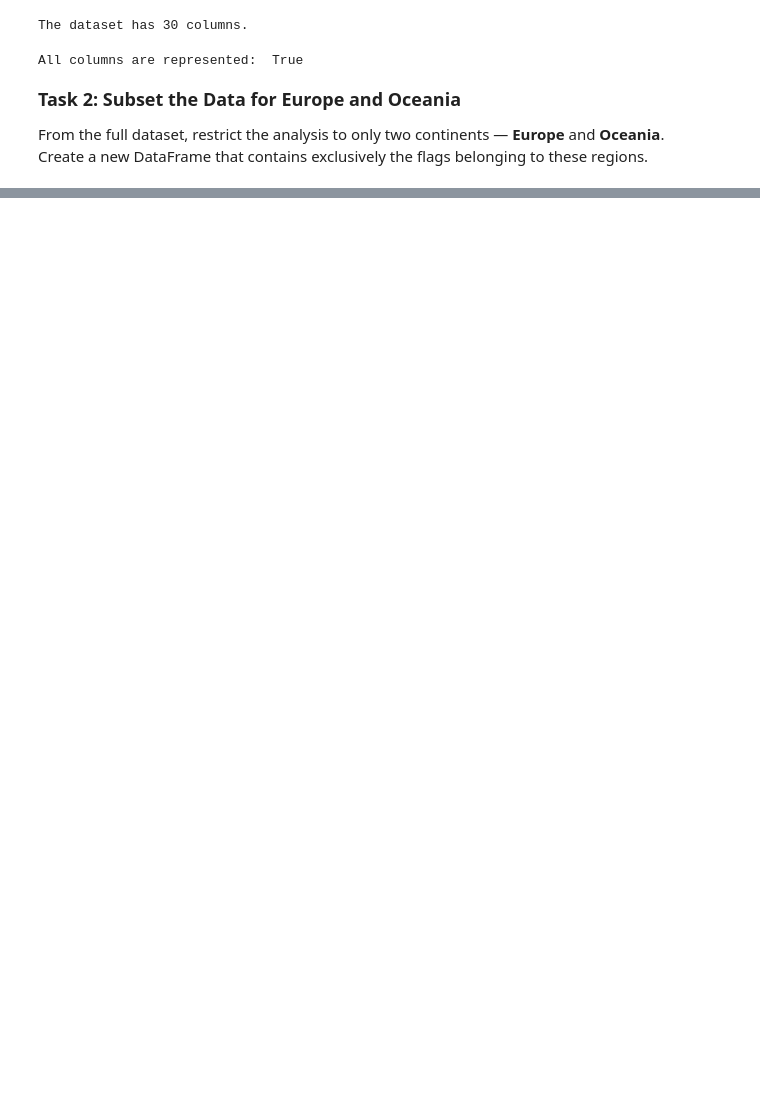
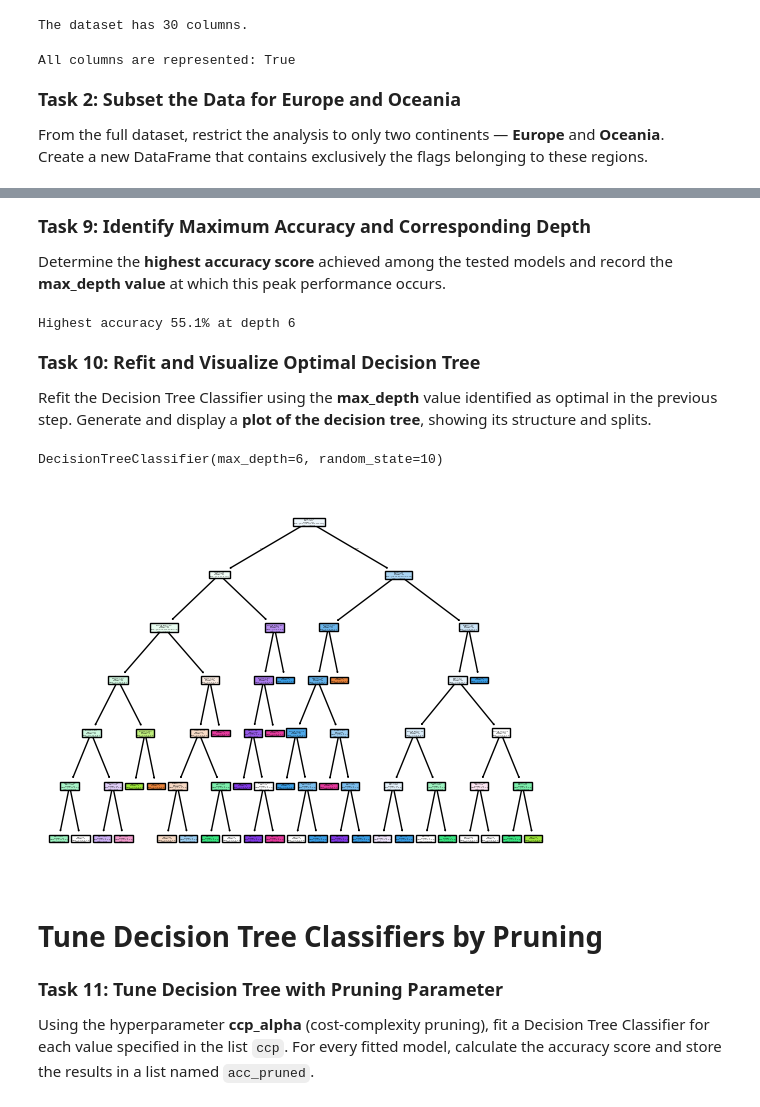
Before and after one commit to antoninolm/ml_projects, a Jupyter notebook: dtrees_projects/flag_project/flag_project.ipynb, the cells around one changed output, grey strips where cells are left out. Drawn from its saved outputs; the diff is of its cells as text; code cells hidden in the pictures; blank space fills up the shorter version.

```diff
--- a/dtrees_projects/flag_project/flag_project.ipynb
+++ b/dtrees_projects/flag_project/flag_project.ipynb
@@ -114,0 +273,36 @@ X.head()
+# %% [markdown]
+<p style="font-size: 18px;"><b>Task 9: Identify Maximum Accuracy and Corresponding Depth</b></p>
+
+Determine the **highest accuracy score** achieved among the tested models and record the **max_depth value** at which this peak performance occurs.
+# %%
+max_acc = np.max(acc_depth)
+index = acc_depth.index(max_acc)
+best_depth = depths[index]
+# %%
+print(f'Highest accuracy {round(max_acc,3)*100}% at depth {best_depth}')
+# %% [output]
+Highest accuracy 55.1% at depth 6
+# %% [markdown]
+<p style="font-size: 18px;"><b>Task 10: Refit and Visualize Optimal Decision Tree</b></p>
+
+Refit the Decision Tree Classifier using the **max_depth** value identified as optimal in the previous step.
+Generate and display a **plot of the decision tree**, showing its structure and splits.
+# %%
+dtree = DecisionTreeClassifier(max_depth = best_depth, random_state = 10,)
+dtree.fit(train_data, train_labels)
+# %% [output]
+DecisionTreeClassifier(max_depth=6, random_state=10)
+# %%
+tree.plot_tree(dtree, feature_names = train_data.columns,
+               class_names = ['Europe', 'Oceania', "N.America", "S.America", "Africa", "Asia"],
+                filled=True)
+plt.show()
+# %% [output]
+[figure, added]
+# %% [markdown]
+# Tune Decision Tree Classifiers by Pruning
+# %% [markdown]
+<p style="font-size: 18px;"><b>Task 11: Tune Decision Tree with Pruning Parameter</b></p>
+
+Using the hyperparameter **ccp_alpha** (cost-complexity pruning), fit a Decision Tree Classifier for each value specified in the list `ccp`.
+For every fitted model, calculate the accuracy score and store the results in a list named `acc_pruned`.
```
Also changed, not shown: parts of 45 cells of this notebook.
